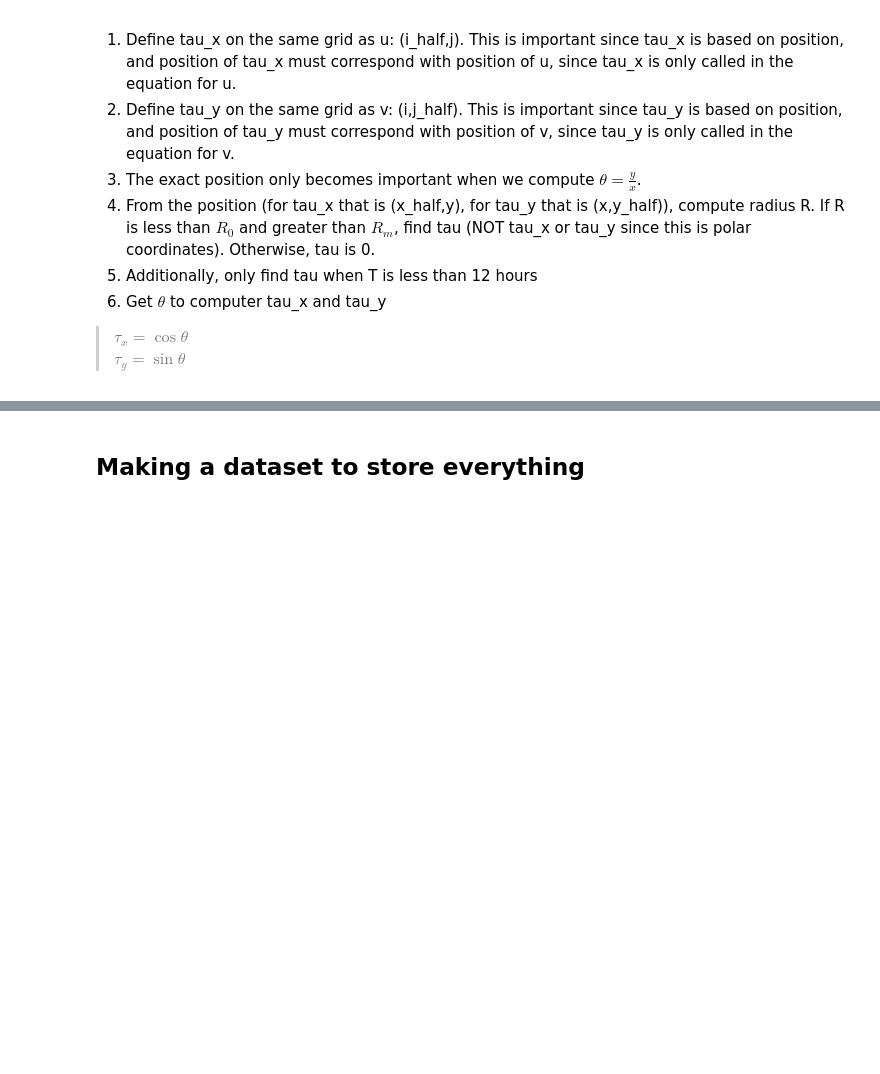
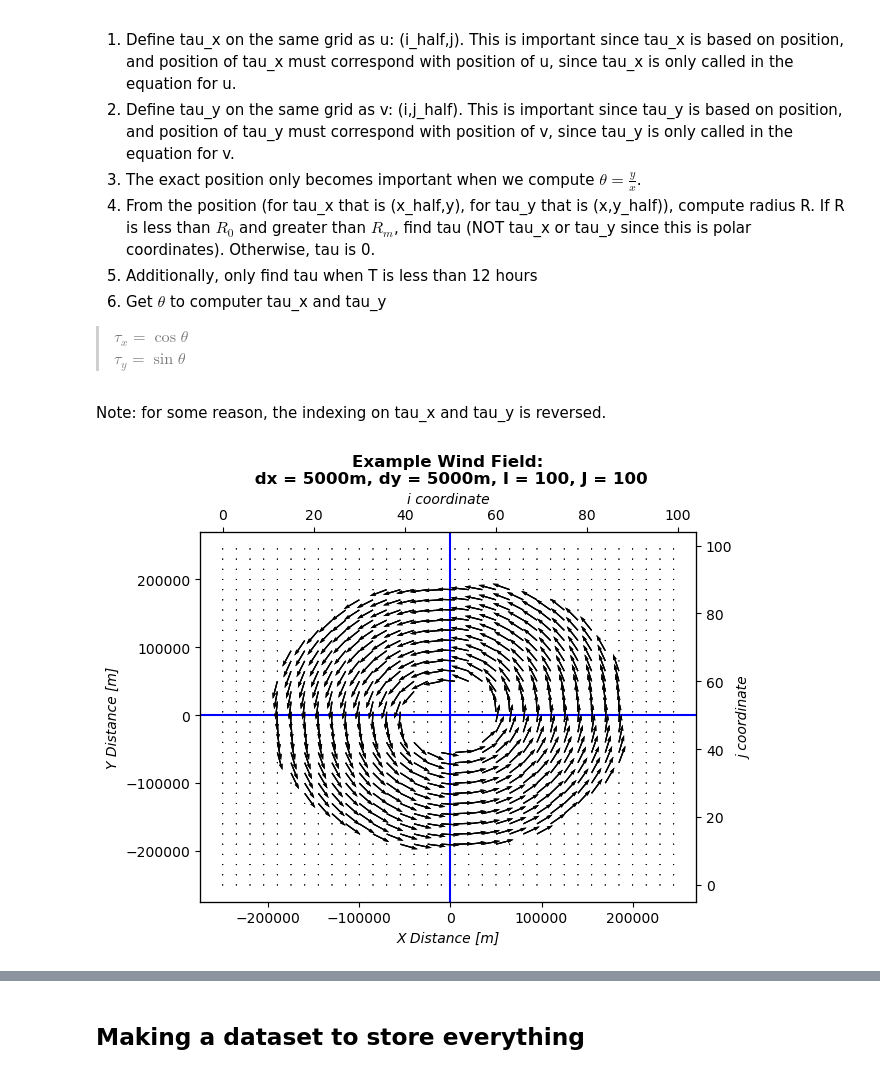
Before and after one commit to abby-baskind/OCG593, a Jupyter notebook: Practice_Project2.ipynb, the cells around one changed output, grey strips where cells are left out. Cells and saved outputs as stored; diff of their text form; code cells hidden in the pictures; blank space fills up the shorter version.

```diff
--- a/Practice_Project2.ipynb
+++ b/Practice_Project2.ipynb
@@ -163,0 +207,52 @@ for I,value in enumerate(tau_y):
+# %% [markdown]
+Note: for some reason, the indexing on tau_x and tau_y is reversed.
+# %%
+# plt.pcolormesh(x,y,tau_x[:,:,10], vmin = 0)
+[xx,yy] = np.meshgrid(x,y)
+fig, ax = plt.subplots()
+M = 3
+ax.quiver(x[::M], y[::M], tau_x[::M,::M,10], tau_y[::M,::M,10])
+ax1 = ax.twinx()
+ax1.quiver(x[::M], j[::M], tau_x[::M,::M,10], tau_y[::M,::M,10])
+ax2 = ax.twiny()
+ax2.quiver(i[::M], y[::M], tau_x[::M,::M,10], tau_y[::M,::M,10])
+
+ax.set_title('Example Wind Field:\n dx = 5000m, dy = 5000m, I = 100, J = 100', fontweight = 'bold')
+ax.set_xlabel('X Distance [m]', fontstyle = 'italic')
+ax.set_ylabel('Y Distance [m]', fontstyle = 'italic')
+ax1.set_ylabel('j coordinate', fontstyle = 'italic')
+ax2.set_xlabel('i coordinate', fontstyle = 'italic')
+ax.axhline(0, c = 'b')
+ax.axvline(0, c = 'b')
+
+# lbl1 = 'Quadrant I\n'
+# lbl2 = r'$\tau_x = -\tau \cos (\frac{Y}{X})$'
+# lbl3 = r'$\tau_y = \tau \sin (\frac{Y}{X})$'
+# ax.annotate(lbl1 + lbl2 + '\n' + lbl3,
+#              xy=(200000-10000, 200000-50000), horizontalalignment="center", fontsize = 10, color = 'r',
+#            bbox=dict(facecolor='white', edgecolor='r', boxstyle='round,pad=0.5'))
+
+# lbl1 = 'Quadrant II\n'
+# lbl2 = r'$\tau_x = \tau \cos (\frac{Y}{X})$'
+# lbl3 = r'$\tau_y = -\tau \sin (\frac{Y}{X})$'
+# ax.annotate(lbl1 + lbl2 + '\n' + lbl3,
+#              xy=(-200000+10000, 200000-50000), horizontalalignment="center", fontsize = 10, color = 'r',
+#            bbox=dict(facecolor='white', edgecolor='r', boxstyle='round,pad=0.5'))
+
+# lbl1 = 'Quadrant III\n'
+# lbl2 = r'$\tau_x = \tau \cos (\frac{Y}{X})$'
+# lbl3 = r'$\tau_y = -\tau \sin (\frac{Y}{X})$'
+# ax.annotate(lbl1 + lbl2 + '\n' + lbl3,
+#              xy=(-200000+10000, -200000-20000), horizontalalignment="center", fontsize = 10, color = 'r',
+#            bbox=dict(facecolor='white', edgecolor='r', boxstyle='round,pad=0.5'))
+
+# lbl1 = 'Quadrant IV\n'
+# lbl2 = r'$\tau_x = -\tau \cos (\frac{Y}{X})$'
+# lbl3 = r'$\tau_y = \tau \sin (\frac{Y}{X})$'
+# ax.annotate(lbl1 + lbl2 + '\n' + lbl3,
+#              xy=(200000-10000, -200000-20000), horizontalalignment="center", fontsize = 10, color = 'r',
+#            bbox=dict(facecolor='white', edgecolor='r', boxstyle='round,pad=0.5'))
+
+fig.savefig('ex_windfield.png', bbox_inches='tight')
+# %% [output]
+[figure, added]
```
Also changed, not shown: parts of 22 cells of this notebook, 6 other files.
